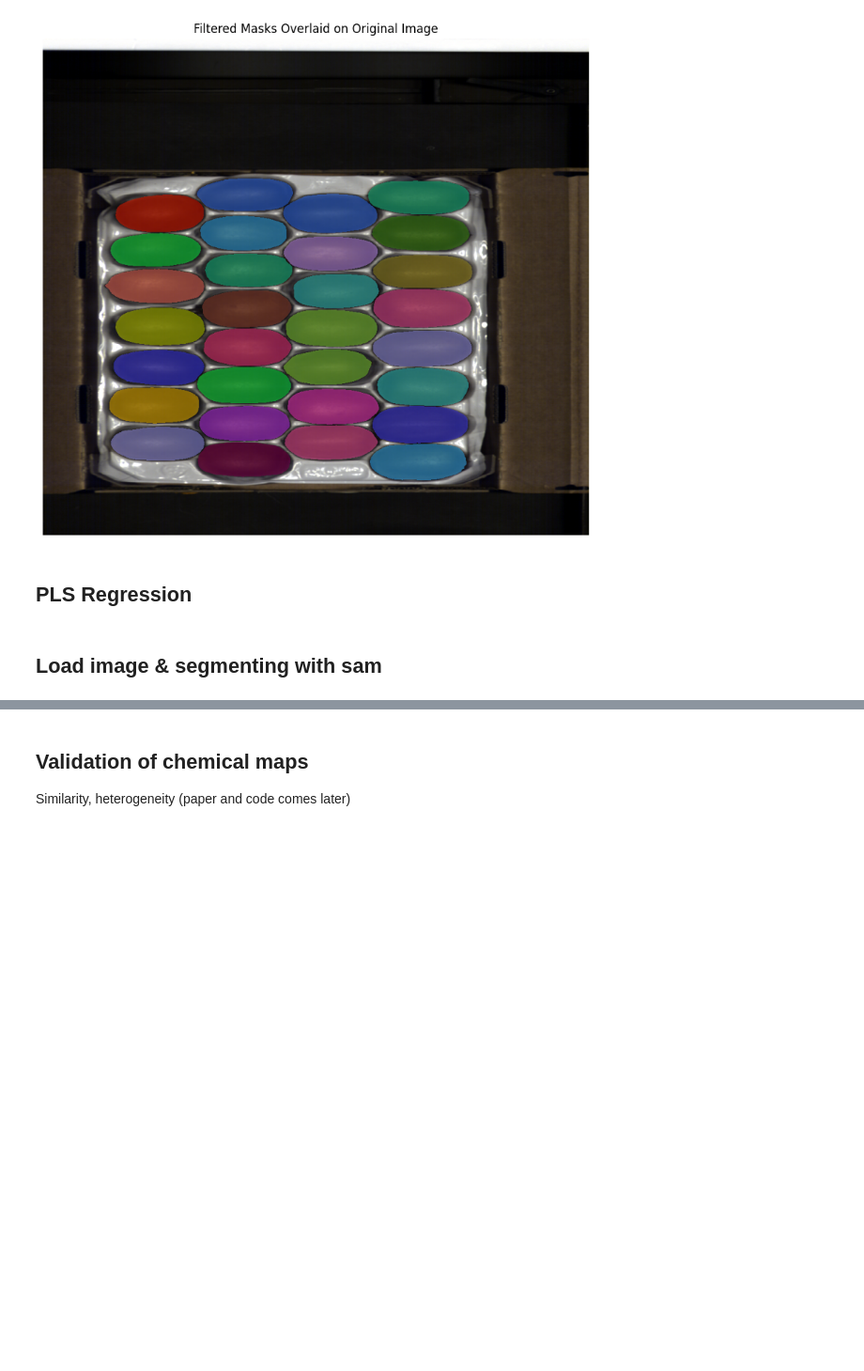
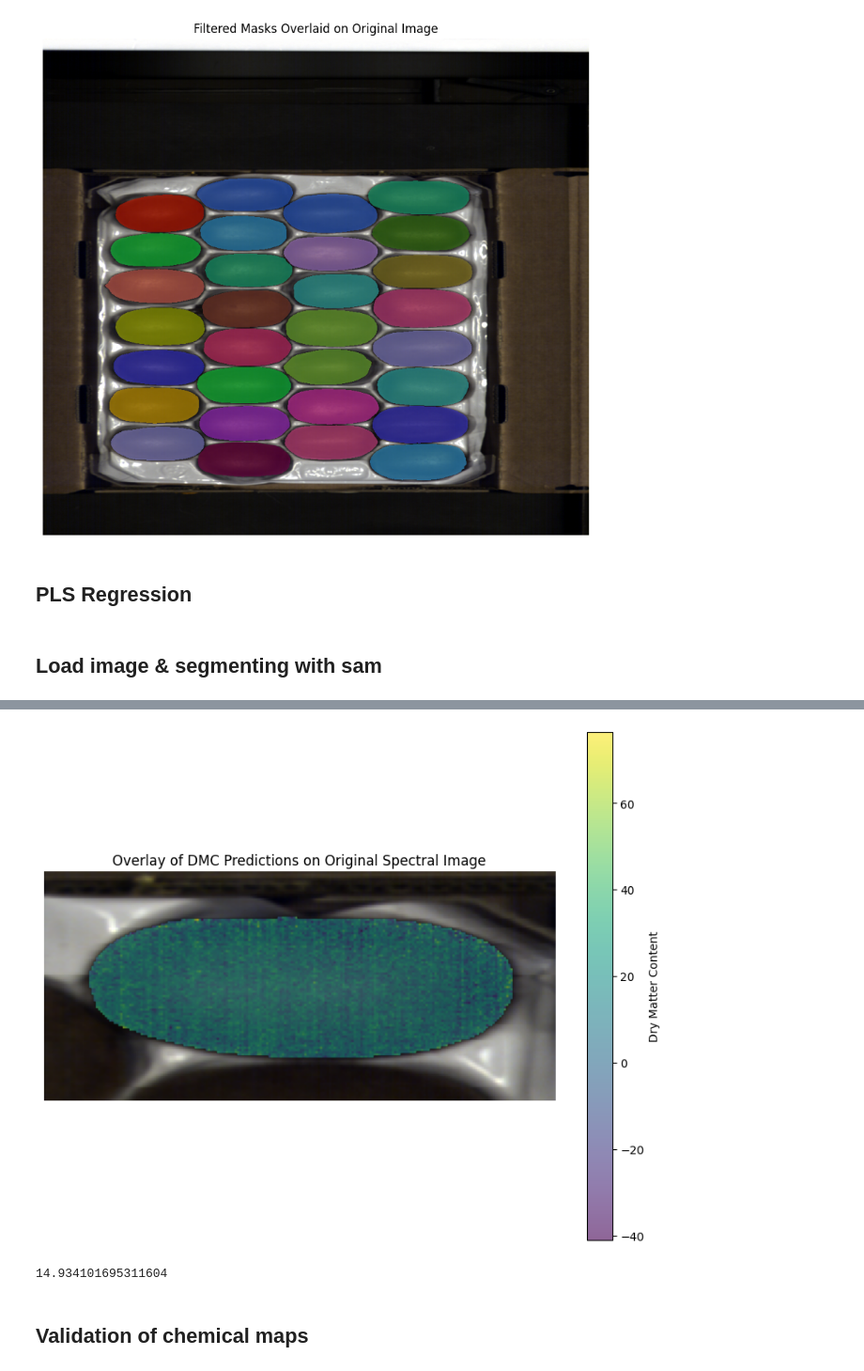
Before and after one commit to LizaGenke/Chemometric-approaches-to-hyperspectral-processing, a Jupyter notebook: chemical_map_generation.ipynb, the cells around one changed output, grey strips where cells are left out. Shown at 94% size. Saved outputs shown, nothing was run; the diff lists cells and outputs as text; code cells hidden in the pictures; blank space fills up the shorter version.

```diff
--- a/chemical_map_generation.ipynb
+++ b/chemical_map_generation.ipynb
@@ -244,4 +272,24 @@ plt.show()
+# %%
+masked_pred = np.where(cropped_mask == 1, y_mask_restored_shape, np.nan)
+
+plt.figure(figsize=(10, 8))
+
+# Show original image in grayscale or RGB
+plt.imshow(cropped_img_rgb, cmap='gray', alpha=1.0)  # adjust cmap if RGB
+
+# Overlay masked predictions with a colormap and transparency
+plt.imshow(masked_pred, cmap='viridis', alpha=0.6)  # alpha controls transparency
+
+plt.colorbar(label='Dry Matter Content')
+plt.title("Overlay of DMC Predictions on Original Spectral Image")
+plt.axis('off')
+plt.show()
+# %% [output]
+[figure, added]
+# %%
+average_dry_matter = np.mean(y_mask_restored_shape[cropped_mask==1])
+print(average_dry_matter)
+# %% [output]
+14.934101695311604
 # %% [markdown]
 ## Validation of chemical maps
-
-Similarity, heterogeneity (paper and code comes later)
```
Also changed, not shown: parts of 9 cells of this notebook, 3 other files.
